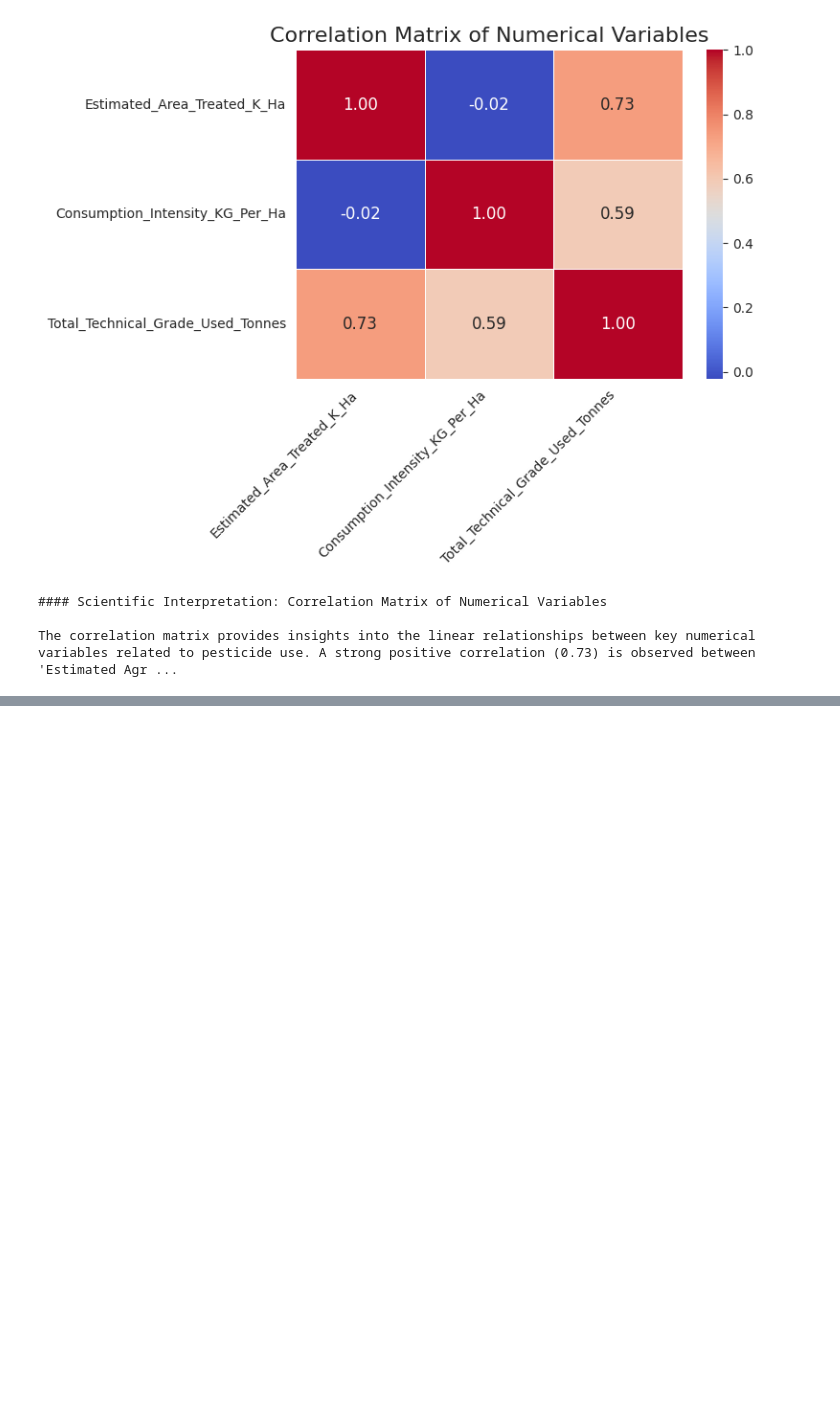
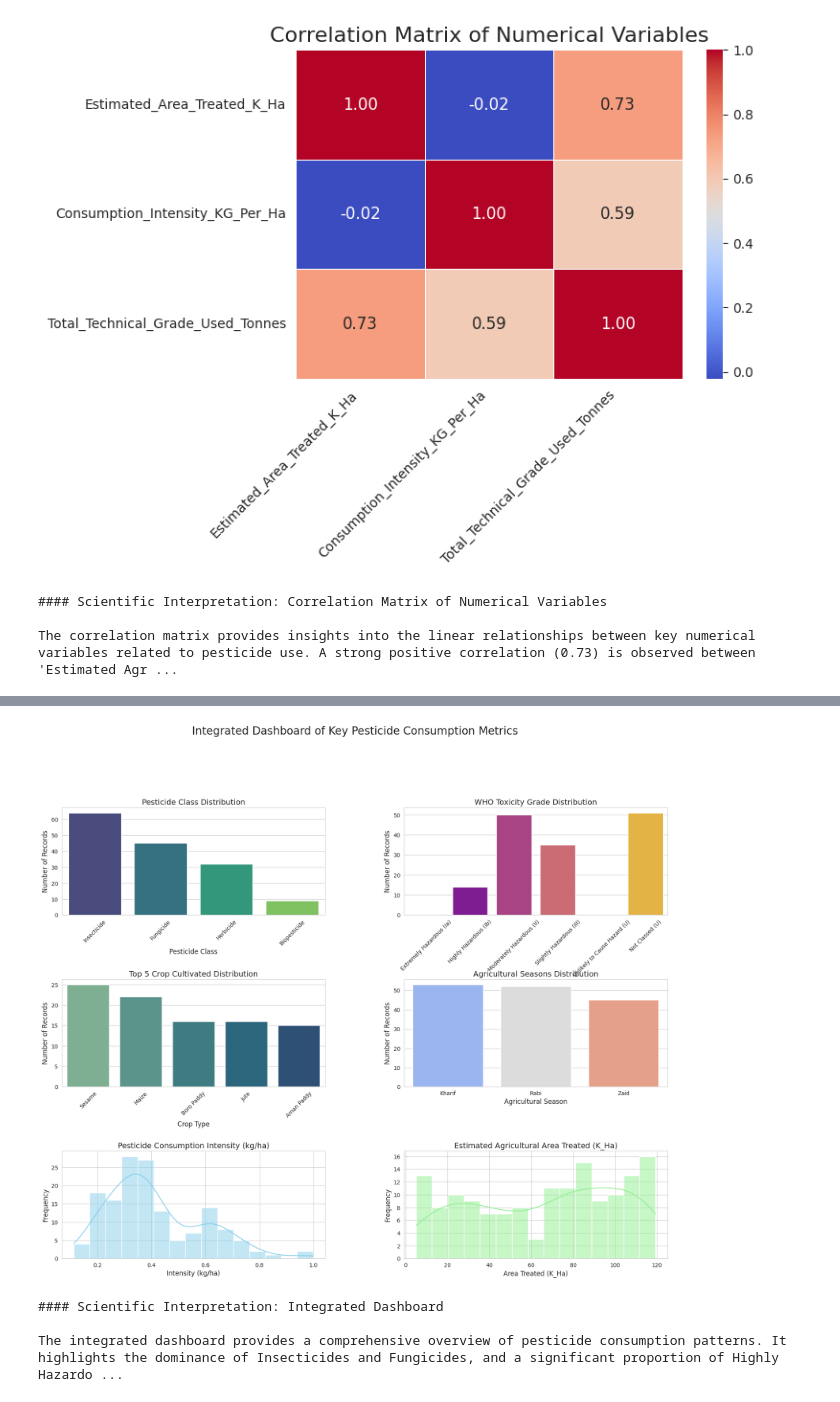
Before and after one commit to Jsengupta2404/Jeet-Sengupta__AI-Prompt-Engineering-Workshop-Final-Project-, a Jupyter notebook: Untitled10.ipynb, the cells around one changed output, grey strips where cells are left out. Cells and saved outputs as stored; diff of their text form; code cells hidden in the pictures; blank space fills up the shorter version.

```diff
--- a/Untitled10.ipynb
+++ b/Untitled10.ipynb
@@ -314,0 +326,79 @@ The correlation matrix provides insights into the linear relationships between k
+# %%
+import matplotlib.gridspec as gridspec
+
+# Prepare data for dashboard plots (re-using previous counts/data where applicable)
+pesticide_class_counts = df['Pesticide_Class'].value_counts()
+
+who_toxicity_counts = df['WHO_Toxicity_Grade'].value_counts()
+toxicity_order = [
+    'Extremely Hazardous (Ia)', 'Highly Hazardous (Ib)', 'Moderately Hazardous (II)',
+    'Slightly Hazardous (III)', 'Unlikely to Cause Hazard (U)', 'Not Classed (U)'
+]
+who_toxicity_counts = who_toxicity_counts.reindex(toxicity_order, fill_value=0)
+
+crop_counts = df['Crop_Cultivated'].value_counts().head(5) # Top 5 crops for conciseness
+
+agri_season_counts = df['Agricultural_Season'].value_counts()
+season_order = ['Kharif', 'Rabi', 'Zaid']
+agri_season_counts = agri_season_counts.reindex(season_order, fill_value=0)
+
+# Create the figure and a GridSpec layout
+fig = plt.figure(figsize=(20, 15))
+gs = gridspec.GridSpec(3, 2, figure=fig, hspace=0.6, wspace=0.3)
+
+# Plot 1: Pesticide Class Distribution
+ax0 = fig.add_subplot(gs[0, 0])
+sns.barplot(x=pesticide_class_counts.index, y=pesticide_class_counts.values, palette='viridis', ax=ax0, hue=pesticide_class_counts.index, legend=False)
+ax0.set_title('Pesticide Class Distribution', fontsize=14)
+ax0.set_xlabel('Pesticide Class', fontsize=12)
+ax0.set_ylabel('Number of Records', fontsize=12)
+ax0.tick_params(axis='x', rotation=45)
+
+# Plot 2: WHO Toxicity Grade Distribution
+ax1 = fig.add_subplot(gs[0, 1])
+sns.barplot(x=who_toxicity_counts.index, y=who_toxicity_counts.values, palette='plasma', ax=ax1, hue=who_toxicity_counts.index, legend=False)
+ax1.set_title('WHO Toxicity Grade Distribution', fontsize=14)
+ax1.set_xlabel('WHO Toxicity Grade', fontsize=12)
+ax1.set_ylabel('Number of Records', fontsize=12)
+ax1.tick_params(axis='x', rotation=45)
+
+# Plot 3: Top 5 Crop Cultivated Distribution
+ax2 = fig.add_subplot(gs[1, 0])
+sns.barplot(x=crop_counts.index, y=crop_counts.values, palette='crest', ax=ax2, hue=crop_counts.index, legend=False)
+ax2.set_title('Top 5 Crop Cultivated Distribution', fontsize=14)
+ax2.set_xlabel('Crop Type', fontsize=12)
+ax2.set_ylabel('Number of Records', fontsize=12)
+ax2.tick_params(axis='x', rotation=45)
+
+# Plot 4: Agricultural Seasons Distribution
+ax3 = fig.add_subplot(gs[1, 1])
+sns.barplot(x=agri_season_counts.index, y=agri_season_counts.values, palette='coolwarm', ax=ax3, hue=agri_season_counts.index, legend=False)
+ax3.set_title('Agricultural Seasons Distribution', fontsize=14)
+ax3.set_xlabel('Agricultural Season', fontsize=12)
+ax3.set_ylabel('Number of Records', fontsize=12)
+
+# Plot 5: Pesticide Consumption Intensity Distribution (Histogram)
+ax4 = fig.add_subplot(gs[2, 0])
+sns.histplot(df['Consumption_Intensity_KG_Per_Ha'], bins=15, kde=True, color='skyblue', ax=ax4)
+ax4.set_title('Pesticide Consumption Intensity (kg/ha)', fontsize=14)
+ax4.set_xlabel('Intensity (kg/ha)', fontsize=12)
+ax4.set_ylabel('Frequency', fontsize=12)
+
+# Plot 6: Estimated Agricultural Area Treated Distribution (Histogram)
+ax5 = fig.add_subplot(gs[2, 1])
+sns.histplot(df['Estimated_Area_Treated_K_Ha'], bins=15, kde=True, color='lightgreen', ax=ax5)
+ax5.set_title('Estimated Agricultural Area Treated (K_Ha)', fontsize=14)
+ax5.set_xlabel('Area Treated (K_Ha)', fontsize=12)
+ax5.set_ylabel('Frequency', fontsize=12)
+
+fig.suptitle('Integrated Dashboard of Key Pesticide Consumption Metrics', fontsize=20, y=1.02)
+plt.tight_layout(rect=[0, 0.03, 1, 0.98]) # Adjust layout to prevent suptitle overlap
+plt.show()
+
+print("\n#### Scientific Interpretation: Integrated Dashboard\n")
+print("The integrated dashboard provides a comprehensive overview of pesticide consumption patterns. It highlights the dominance of Insecticides and Fungicides, and a significant proportion of Highly Hazardous (Ib) and Moderately Hazardous (II) pesticides, raising concerns for environmental and health impacts. The frequent application on crops like Sesame, Maize, and Boro Paddy, alongside balanced usage across Kharif, Rabi, and Zaid seasons, points to critical agricultural interventions. The distributions of consumption intensity and treated area reveal typical application scales and potential hotspots. This holistic view enables identification of areas requiring focused attention for sustainable pesticide management, such as promoting less toxic alternatives for prevalent pesticide classes and implementing IPM strategies for highly treated crops across all agricultural seasons.")
+# %% [output]
+[figure, added]
+#### Scientific Interpretation: Integrated Dashboard
+
+The integrated dashboard provides a comprehensive overview of pesticide consumption patterns. It highlights the dominance of Insecticides and Fungicides, and a significant proportion of Highly Hazardo ...
```
Also changed, not shown: parts of 4 cells of this notebook.
